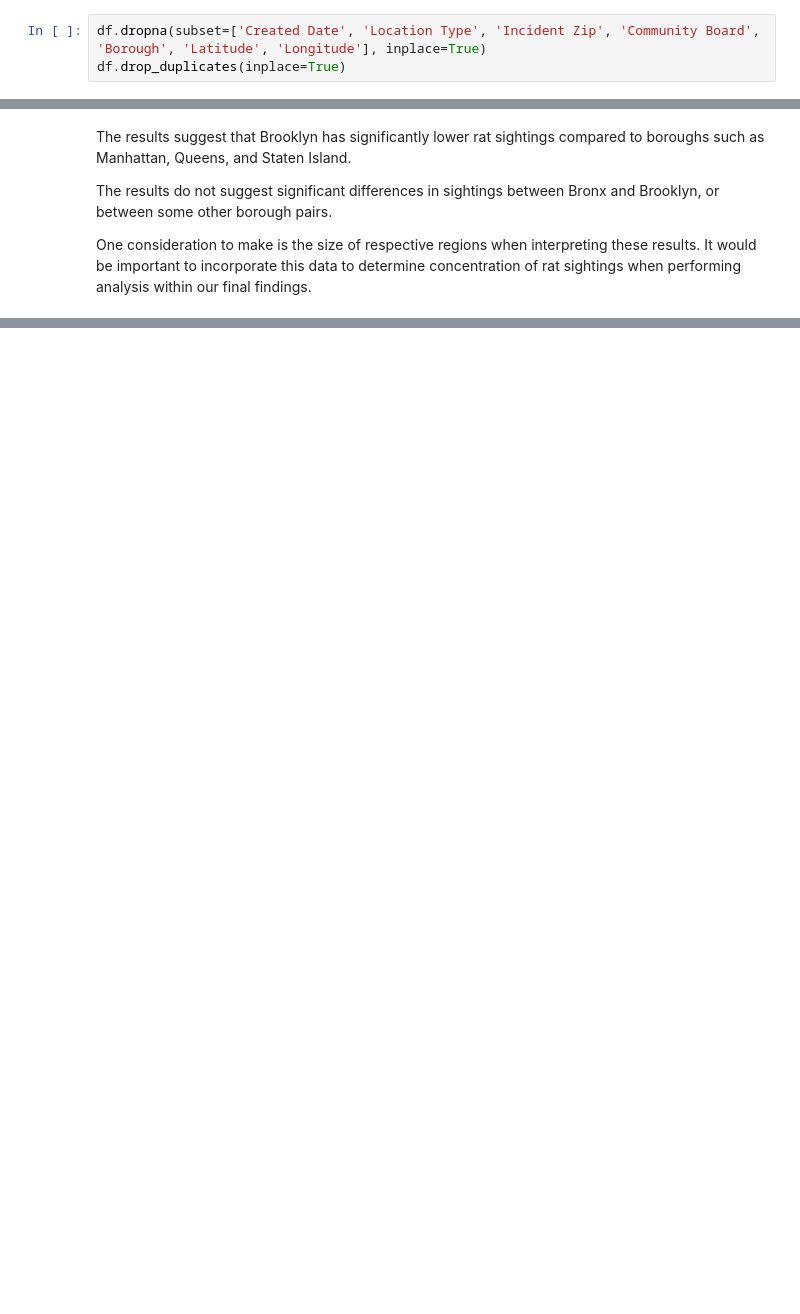
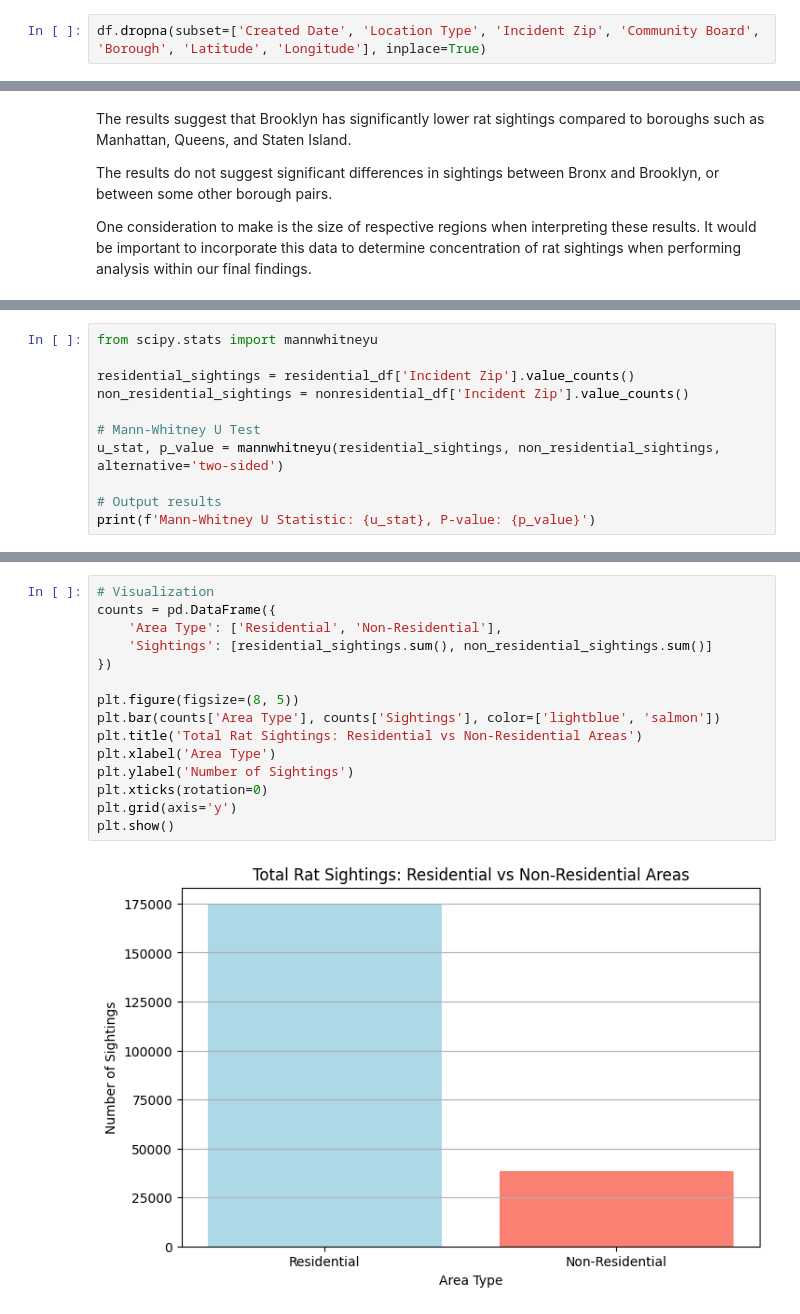
Before and after one commit to trishaa4144/cmsc320-final, a Jupyter notebook: CMSC320_Checkpt_2.ipynb, the cells around one changed output, grey strips where cells are left out. Cells and saved outputs as stored; diff of their text form; blank space fills up the shorter version.

```diff
--- a/CMSC320_Checkpt_2.ipynb
+++ b/CMSC320_Checkpt_2.ipynb
@@ -29,7 +29,6 @@ df.reset_index(drop=True, inplace=True)
 Next, drop NA values and duplicates from the dataset.
 # %%
 df.dropna(subset=['Created Date', 'Location Type', 'Incident Zip', 'Community Board', 'Borough', 'Latitude', 'Longitude'], inplace=True)
-df.drop_duplicates(inplace=True)
 # %% [markdown]
 Finally, we will map Location Types to non-duplicate category classifications.
 # %%
@@ -354,0 +394,11 @@ One consideration to make is the size  of respective regions when interpreting t
+# %%
+from scipy.stats import mannwhitneyu
+
+residential_sightings = residential_df['Incident Zip'].value_counts()
+non_residential_sightings = nonresidential_df['Incident Zip'].value_counts()
+
+# Mann-Whitney U Test
+u_stat, p_value = mannwhitneyu(residential_sightings, non_residential_sightings, alternative='two-sided')
+
+# Output results
+print(f'Mann-Whitney U Statistic: {u_stat}, P-value: {p_value}')
@@ -355 +412,18 @@ One consideration to make is the size  of respective regions when interpreting t
+# %%
+# Visualization
+counts = pd.DataFrame({
+    'Area Type': ['Residential', 'Non-Residential'],
+    'Sightings': [residential_sightings.sum(), non_residential_sightings.sum()]
+})
+
+plt.figure(figsize=(8, 5))
+plt.bar(counts['Area Type'], counts['Sightings'], color=['lightblue', 'salmon'])
+plt.title('Total Rat Sightings: Residential vs Non-Residential Areas')
+plt.xlabel('Area Type')
+plt.ylabel('Number of Sightings')
+plt.xticks(rotation=0)
+plt.grid(axis='y')
+plt.show()
+# %% [output]
+[figure, added]
 # %% [markdown]
```
Also changed, not shown: parts of 16 cells of this notebook.
